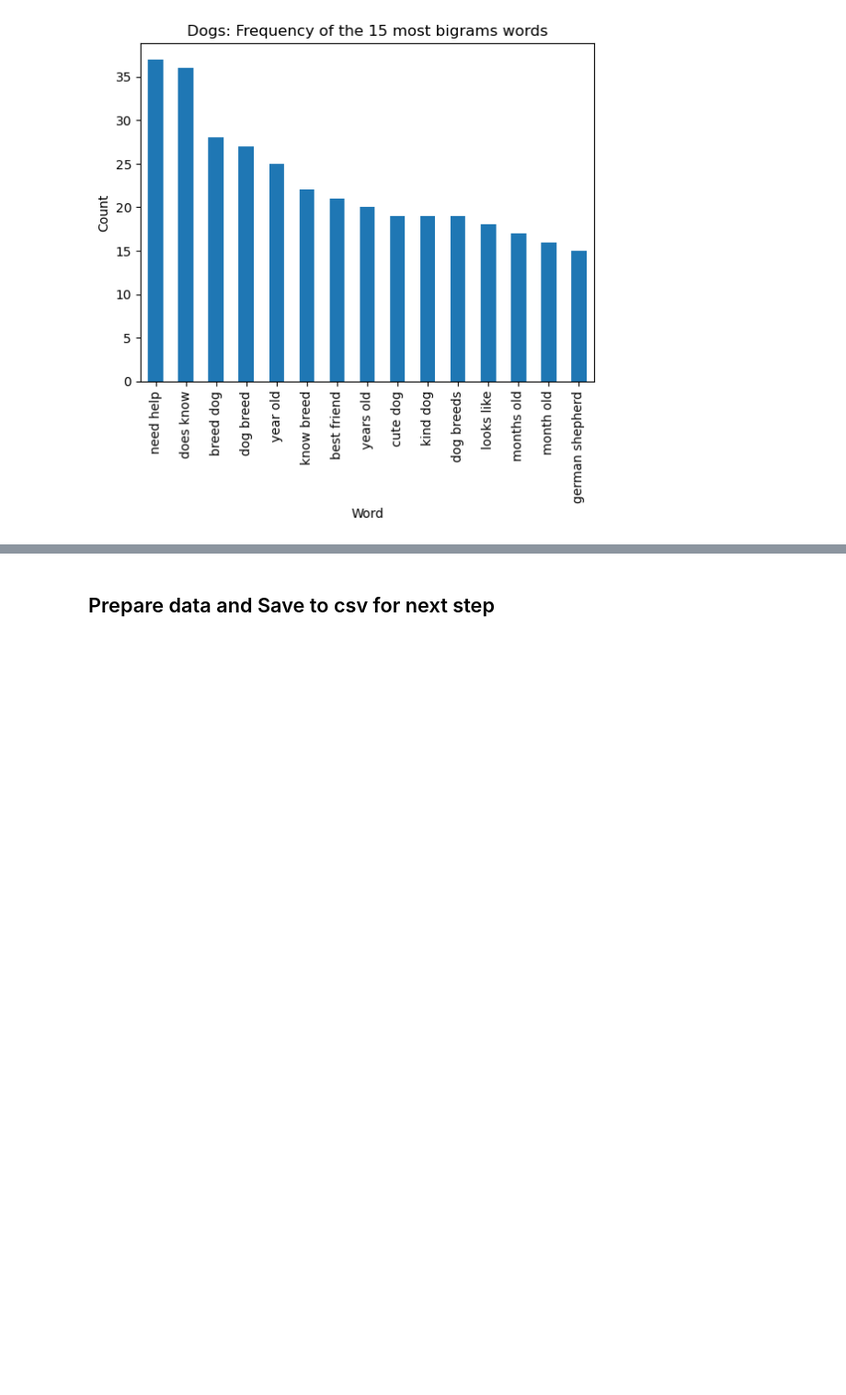
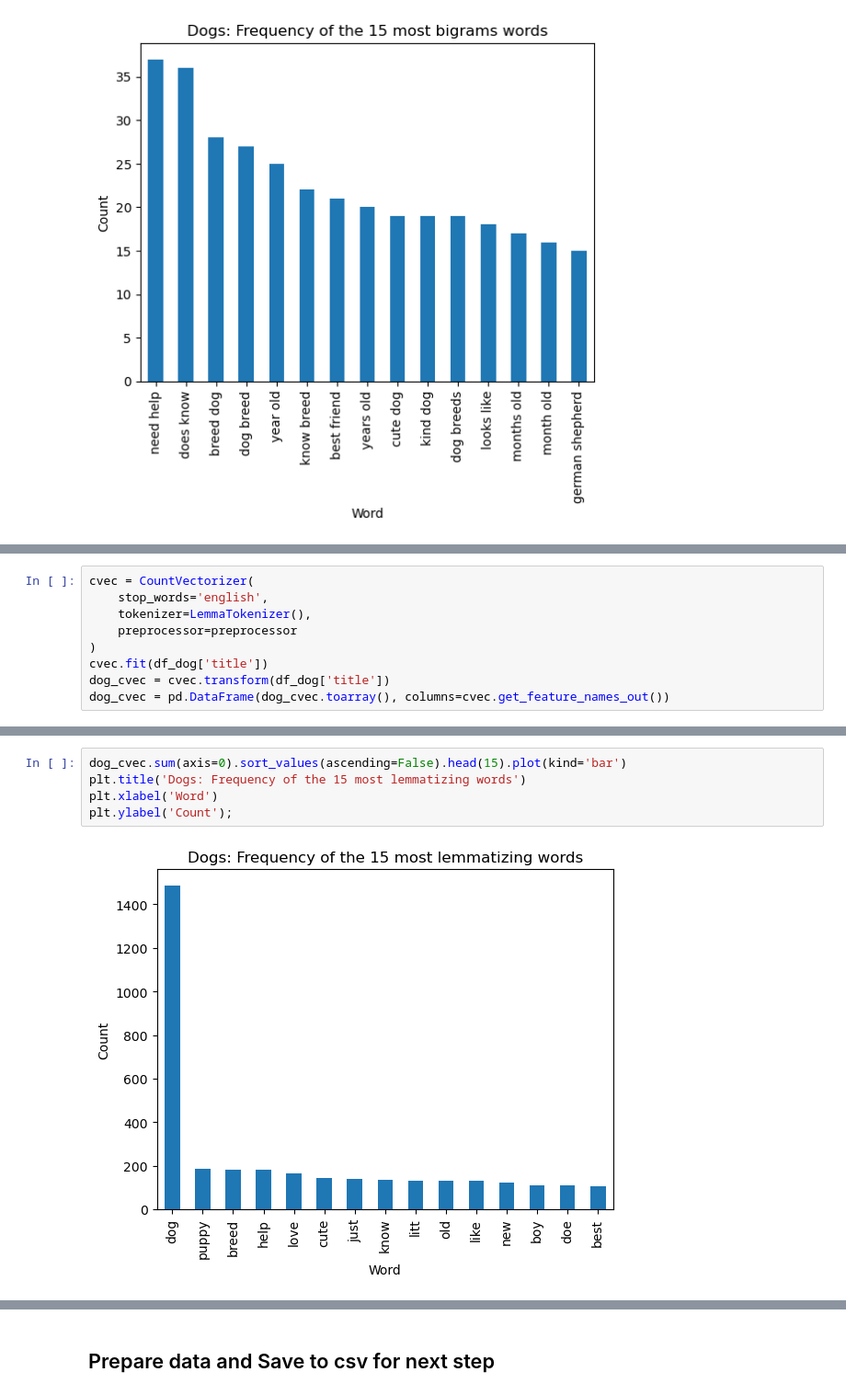
Before and after one commit to atigonh/nlp_reddit, a Jupyter notebook: code/2-EDA.ipynb, the cells around one changed output, grey strips where cells are left out. Shown: that part at 92% size. Cells and saved outputs as stored; diff of their text form; blank space fills up the shorter version.

```diff
--- a/code/2-EDA.ipynb
+++ b/code/2-EDA.ipynb
@@ -289,0 +397,9 @@ plt.ylabel('Count');
+# %%
+cvec = CountVectorizer(
+    stop_words='english',
+    tokenizer=LemmaTokenizer(),
+    preprocessor=preprocessor
+)
+cvec.fit(df_dog['title'])
+dog_cvec = cvec.transform(df_dog['title'])
+dog_cvec = pd.DataFrame(dog_cvec.toarray(), columns=cvec.get_feature_names_out())
@@ -289,0 +425,7 @@ plt.ylabel('Count');
+# %%
+dog_cvec.sum(axis=0).sort_values(ascending=False).head(15).plot(kind='bar')
+plt.title('Dogs: Frequency of the 15 most lemmatizing words')
+plt.xlabel('Word')
+plt.ylabel('Count');
+# %% [output]
+[figure, added]
```
Also changed, not shown: parts of 50 cells of this notebook, 11 other files.
